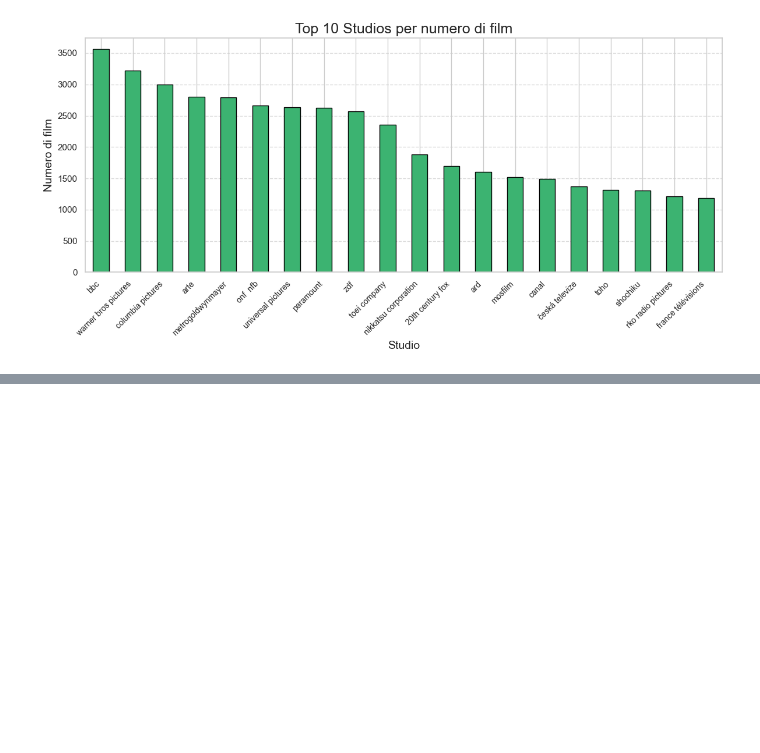
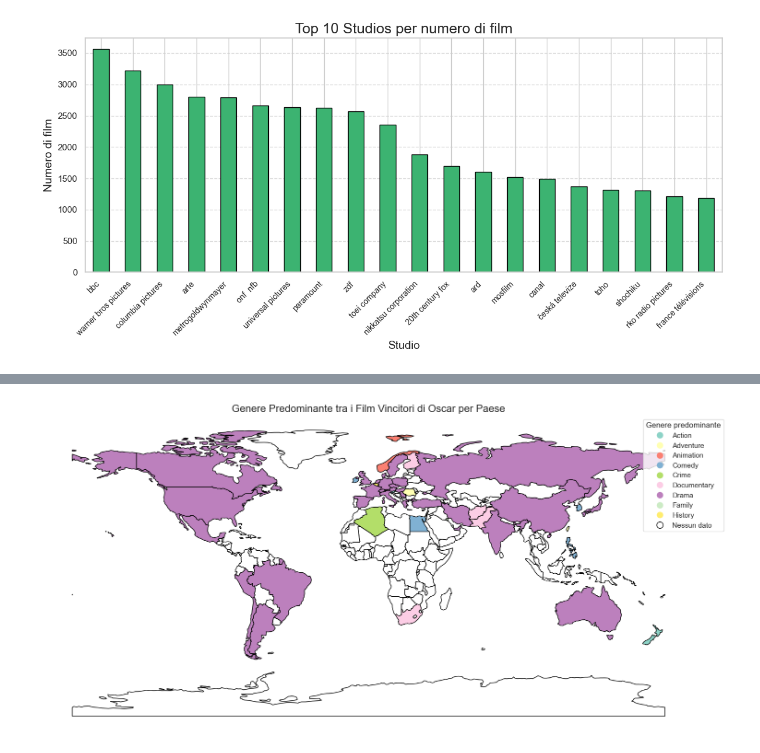
Before and after one commit to Carmelo-Spadaro/IUM, a Jupyter notebook: notebook.ipynb, the cells around one changed output, grey strips where cells are left out. Drawn from its saved outputs; the diff is of its cells as text; code cells hidden in the pictures; blank space fills up the shorter version.

```diff
--- a/notebook.ipynb
+++ b/notebook.ipynb
@@ -2006,0 +1993,80 @@ plt.show()
+# %%
+import geopandas as gpd
+import matplotlib.pyplot as plt
+import pandas as pd
+
+# Filtro vincitori
+oscar_winners = the_oscar_awards[the_oscar_awards['winner'] == True]
+
+# Merge con movies (per info film), genres (per genere) e releases (per nazione)
+oscar_data = (
+    oscar_winners
+    .merge(movies, left_on=['film', 'year_film'], right_on=['name', 'date'], how='inner')
+    .merge(genres, on='id', how='inner')
+    .merge(releases[['id', 'country']], on='id', how='inner')
+    .merge(countries[['id', 'country']], on='id', how='left', suffixes=('', '_country'))
+)
+
+# Creiamo 'country_clean' come da tua mappatura
+oscar_data["country_clean"] = (
+    oscar_data["country"]
+    .astype(str)
+    .str.strip()
+    .str.lower()
+    .replace({
+        "russian federation": "russia",
+        "ussr": "russia",
+        "uk": "united kingdom",
+        "usa": "united states of america",
+        "yugoslavia": "serbia"
+    })
+)
+
+# Calcoliamo il genere più frequente tra i vincitori per ogni nazione
+genre_per_country = (
+    oscar_data.groupby(["country_clean", "genre"])
+    .size()
+    .reset_index(name="count")
+)
+
+dominant_genre_per_country = genre_per_country.loc[
+    genre_per_country.groupby("country_clean")["count"].idxmax()
+]
+
+# Carichiamo la mappa del mondo
+world = gpd.read_file(file_path)
+
+# Uniformiamo anche i nomi nella mappa per confronto
+world["country_clean"] = (
+    world["NAME"]
+    .astype(str)
+    .str.strip()
+    .str.lower()
+)
+
+# Merge con mappa
+world_with_genres = world.merge(
+    dominant_genre_per_country,
+    on="country_clean",
+    how="left"
+)
+
+# Plot finale
+# Plot finale con nuovi colori
+fig, ax = plt.subplots(1, 1, figsize=(15, 10))
+world_with_genres.plot(
+    column='genre',
+    cmap='Set3',  # Cambiato da 'tab20' a 'Set3'
+    legend=True,
+    legend_kwds={'bbox_to_anchor': (1.05, 1), 'title': "Genere predominante"},
+    missing_kwds={"color": "white", "label": "Nessun dato"},
+    ax=ax,
+    edgecolor='black'
+)
+
+ax.set_title("Genere Predominante tra i Film Vincitori di Oscar per Paese", fontsize=16)
+ax.set_axis_off()
+plt.tight_layout()
+plt.show()
+# %% [output]
+[figure, added]
```
Also changed, not shown: parts of 5 cells of this notebook.
